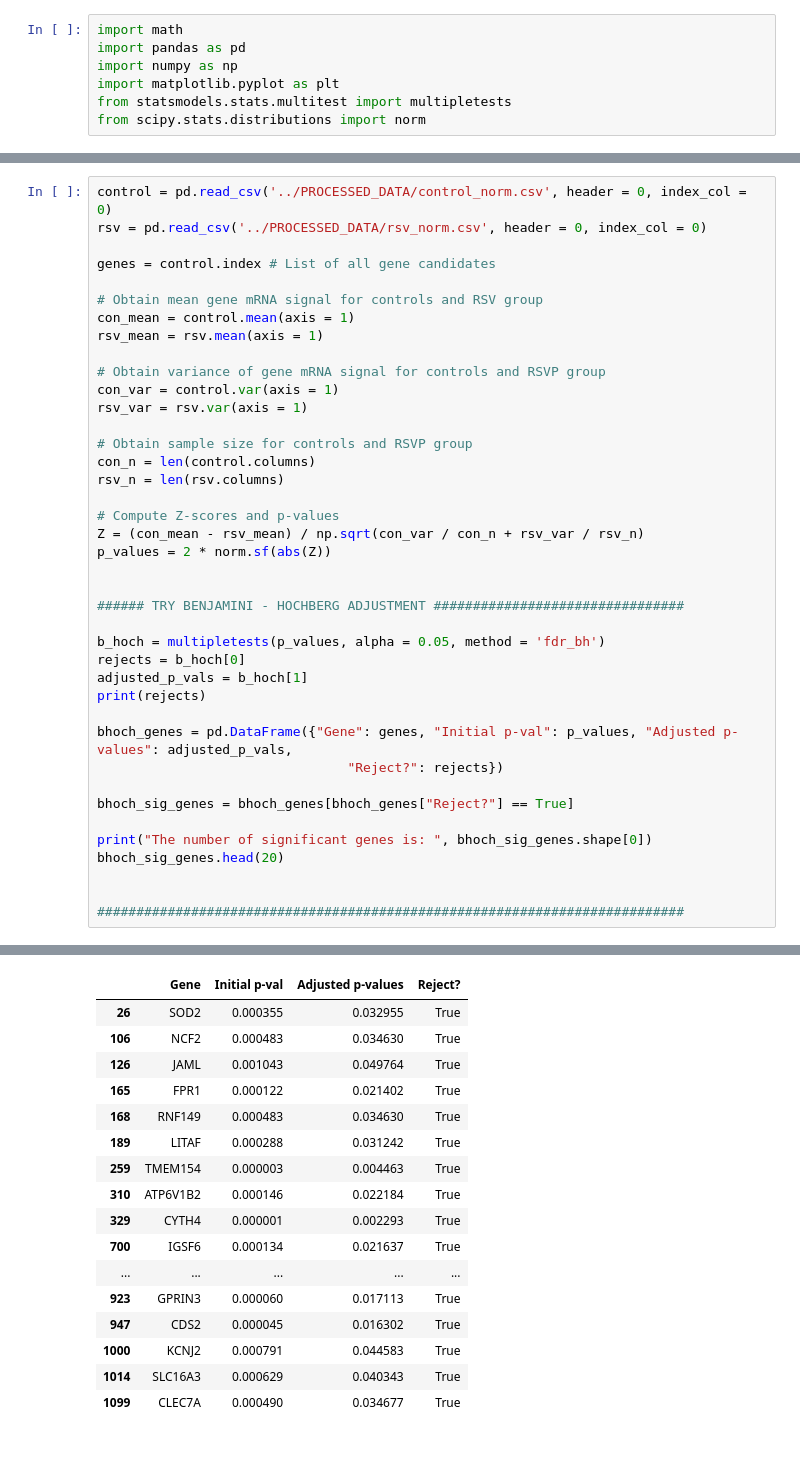
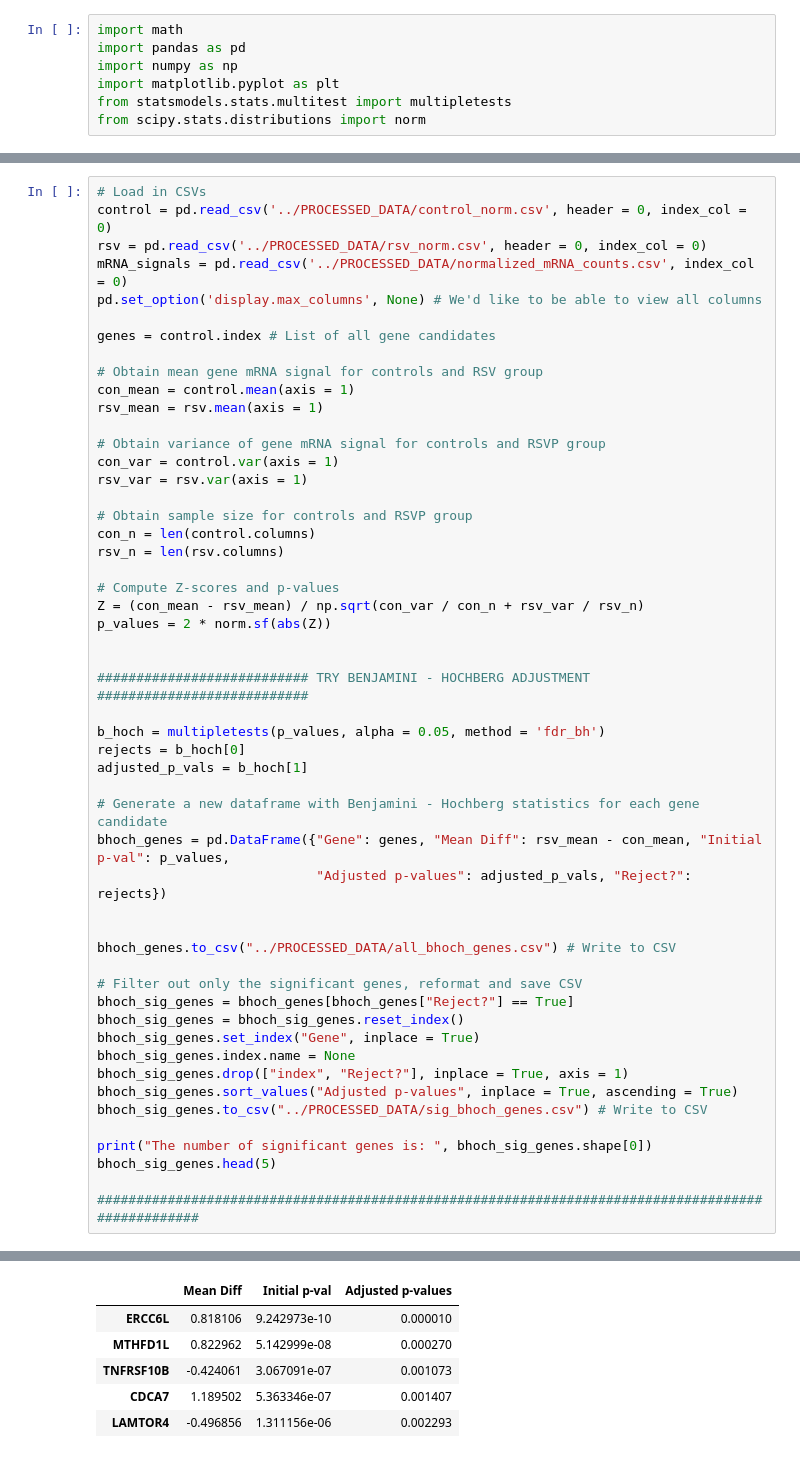
Before and after one commit to NickPanyanouvong/Bio_165_Project, a Jupyter notebook: Project_Folder/ANALYSIS/Analysis.ipynb, the cells around one changed output, grey strips where cells are left out. Drawn from its saved outputs; the diff is of its cells as text.

Commit message:
Finished bhoch, saved significant results to CSVs

```diff
--- a/Project_Folder/ANALYSIS/Analysis.ipynb
+++ b/Project_Folder/ANALYSIS/Analysis.ipynb
@@ -8,6 +23,9 @@ from scipy.stats.distributions import norm
 # %%
+# Load in CSVs
 control = pd.read_csv('../PROCESSED_DATA/control_norm.csv', header = 0, index_col = 0)
 rsv = pd.read_csv('../PROCESSED_DATA/rsv_norm.csv', header = 0, index_col = 0)
+mRNA_signals = pd.read_csv('../PROCESSED_DATA/normalized_mRNA_counts.csv', index_col = 0)
+pd.set_option('display.max_columns', None) # We'd like to be able to view all columns
 
 genes = control.index # List of all gene candidates
 
@@ -28,21 +46,30 @@ Z = (con_mean - rsv_mean) / np.sqrt(con_var / con_n + rsv_var / rsv_n)
 p_values = 2 * norm.sf(abs(Z))
 
 
-###### TRY BENJAMINI - HOCHBERG ADJUSTMENT ################################
+########################### TRY BENJAMINI - HOCHBERG ADJUSTMENT ###########################
 
 b_hoch = multipletests(p_values, alpha = 0.05, method = 'fdr_bh')
 rejects = b_hoch[0]
 adjusted_p_vals = b_hoch[1]
-print(rejects)
 
-bhoch_genes = pd.DataFrame({"Gene": genes, "Initial p-val": p_values, "Adjusted p-values": adjusted_p_vals,
-                                "Reject?": rejects})
+# Generate a new dataframe with Benjamini - Hochberg statistics for each gene candidate
+bhoch_genes = pd.DataFrame({"Gene": genes, "Mean Diff": rsv_mean - con_mean, "Initial p-val": p_values,
+                            "Adjusted p-values": adjusted_p_vals, "Reject?": rejects})
 
+
+bhoch_genes.to_csv("../PROCESSED_DATA/all_bhoch_genes.csv") # Write to CSV
+
+# Filter out only the significant genes, reformat and save CSV
 bhoch_sig_genes = bhoch_genes[bhoch_genes["Reject?"] == True]
+bhoch_sig_genes = bhoch_sig_genes.reset_index()
+bhoch_sig_genes.set_index("Gene", inplace = True)
+bhoch_sig_genes.index.name = None
+bhoch_sig_genes.drop(["index", "Reject?"], inplace = True, axis = 1)
+bhoch_sig_genes.sort_values("Adjusted p-values", inplace = True, ascending = True)
+bhoch_sig_genes.to_csv("../PROCESSED_DATA/sig_bhoch_genes.csv") # Write to CSV
 
 print("The number of significant genes is: ", bhoch_sig_genes.shape[0])
-bhoch_sig_genes.head(20)
+bhoch_sig_genes.head(5)
 
-
-###########################################################################
+##################################################################################################
 # %% [output]
@@ -50,18 +76,7 @@ bhoch_sig_genes.head(20)
 The number of significant genes is:  220
-|  | Gene | Initial p-val | Adjusted p-values | Reject? |
-| 26 | SOD2 | 0.000355 | 0.032955 | True |
-| 106 | NCF2 | 0.000483 | 0.034630 | True |
-| 126 | JAML | 0.001043 | 0.049764 | True |
-| 165 | FPR1 | 0.000122 | 0.021402 | True |
-| 168 | RNF149 | 0.000483 | 0.034630 | True |
-| 189 | LITAF | 0.000288 | 0.031242 | True |
-| 259 | TMEM154 | 0.000003 | 0.004463 | True |
-| 310 | ATP6V1B2 | 0.000146 | 0.022184 | True |
-| 329 | CYTH4 | 0.000001 | 0.002293 | True |
-| 700 | IGSF6 | 0.000134 | 0.021637 | True |
-| ... | ... | ... | ... | ... |
-| 923 | GPRIN3 | 0.000060 | 0.017113 | True |
-| 947 | CDS2 | 0.000045 | 0.016302 | True |
-| 1000 | KCNJ2 | 0.000791 | 0.044583 | True |
-| 1014 | SLC16A3 | 0.000629 | 0.040343 | True |
-| 1099 | CLEC7A | 0.000490 | 0.034677 | True |
+|  | Mean Diff | Initial p-val | Adjusted p-values |
+| ERCC6L | 0.818106 | 9.242973e-10 | 0.000010 |
+| MTHFD1L | 0.822962 | 5.142999e-08 | 0.000270 |
+| TNFRSF10B | -0.424061 | 3.067091e-07 | 0.001073 |
+| CDCA7 | 1.189502 | 5.363346e-07 | 0.001407 |
+| LAMTOR4 | -0.496856 | 1.311156e-06 | 0.002293 |
```
Also changed, not shown: parts of 6 cells of this notebook, 4 other files.
